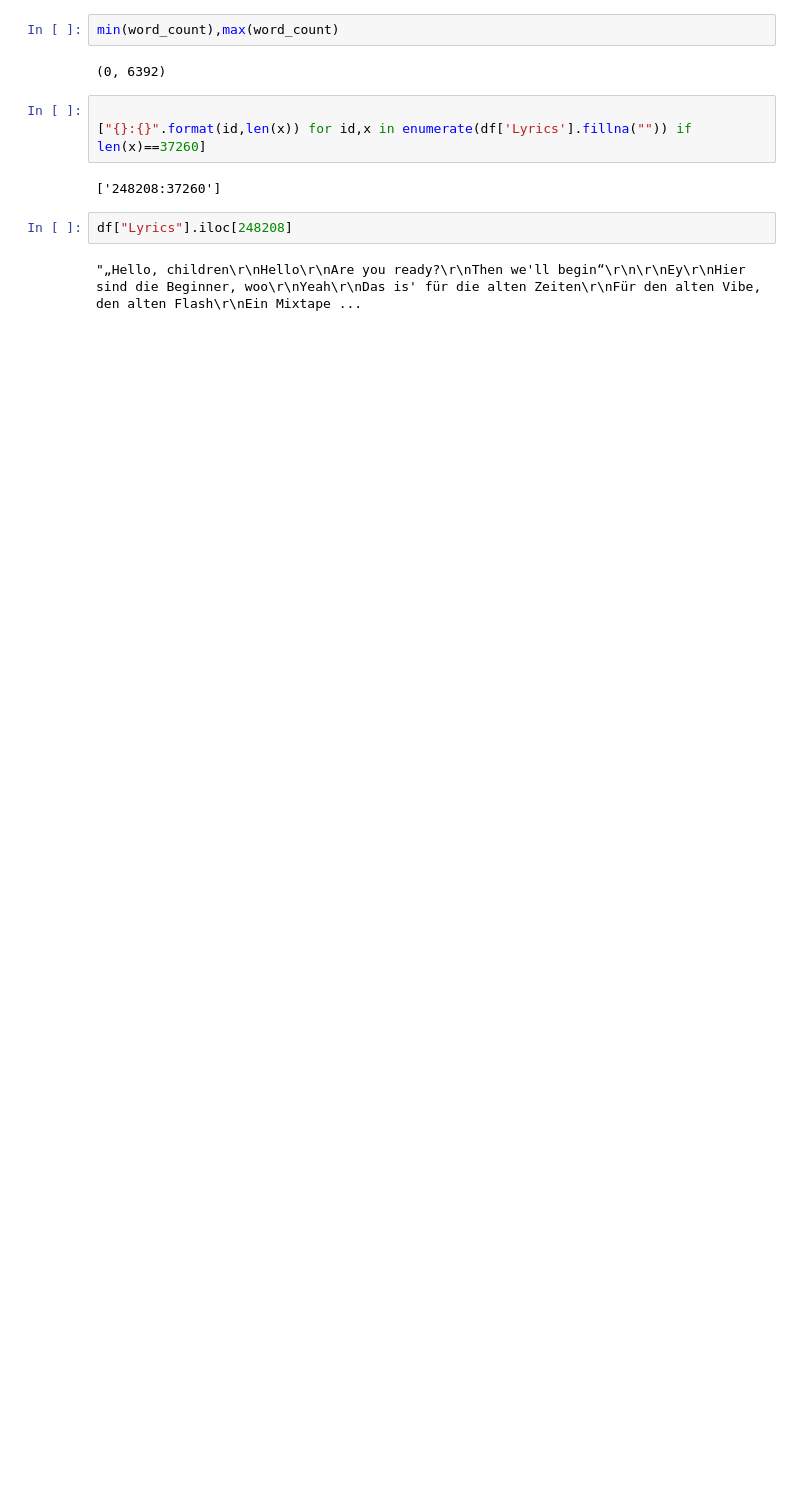
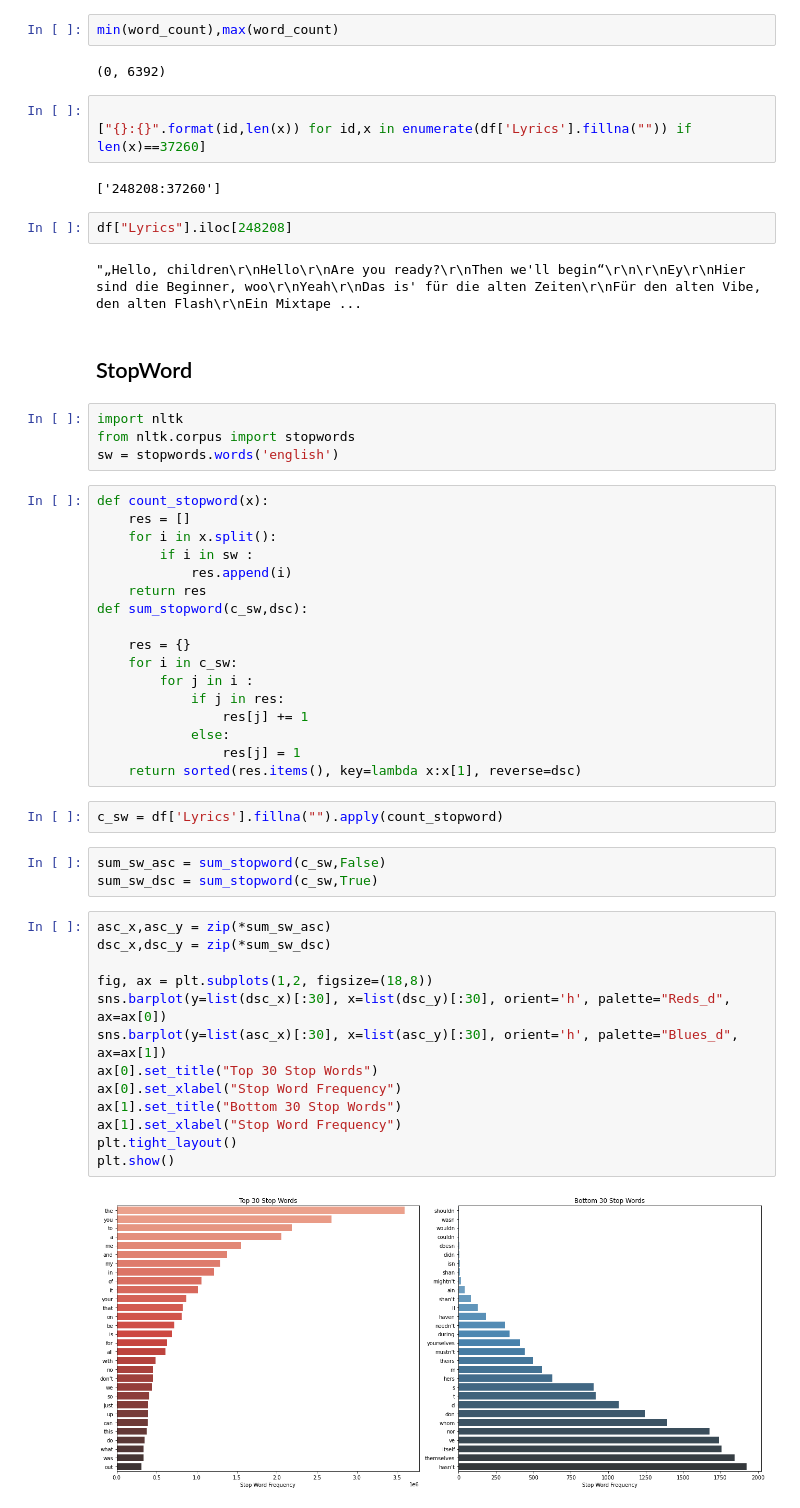
Before and after one commit to zikrullah79/LBP2-Music-RS, a Jupyter notebook: RS_KNN.ipynb, the cells around one changed output. Cells and saved outputs as stored; diff of their text form; blank space fills up the shorter version.

Commit message:
punctuation, stopword, ngrams visualization

```diff
--- a/RS_KNN.ipynb
+++ b/RS_KNN.ipynb
@@ -94,3 +99,46 @@ min(word_count),max(word_count)
 df["Lyrics"].iloc[248208]
 # %% [output]
 "„Hello, children\r\nHello\r\nAre you ready?\r\nThen we'll begin“\r\n\r\nEy\r\nHier sind die Beginner, woo\r\nYeah\r\nDas is' für die alten Zeiten\r\nFür den alten Vibe, den alten Flash\r\nEin Mixtape ...
+# %% [markdown]
+## StopWord
+# %%
+import nltk
+from nltk.corpus import stopwords
+sw = stopwords.words('english')
+# %%
+def count_stopword(x):
+    res = []
+    for i in x.split():
+        if i in sw :
+            res.append(i)
+    return res
+def sum_stopword(c_sw,dsc):
+
+    res = {}
+    for i in c_sw:
+        for j in i :
+            if j in res:
+                res[j] += 1
+            else:
+                res[j] = 1
+    return sorted(res.items(), key=lambda x:x[1], reverse=dsc)
+# %%
+c_sw = df['Lyrics'].fillna("").apply(count_stopword)
+# %%
+sum_sw_asc = sum_stopword(c_sw,False)
+sum_sw_dsc = sum_stopword(c_sw,True)
+# %%
+asc_x,asc_y = zip(*sum_sw_asc)
+dsc_x,dsc_y = zip(*sum_sw_dsc)
+
+fig, ax = plt.subplots(1,2, figsize=(18,8))
+sns.barplot(y=list(dsc_x)[:30], x=list(dsc_y)[:30], orient='h', palette="Reds_d", ax=ax[0])
+sns.barplot(y=list(asc_x)[:30], x=list(asc_y)[:30], orient='h', palette="Blues_d", ax=ax[1])
+ax[0].set_title("Top 30 Stop Words")
+ax[0].set_xlabel("Stop Word Frequency")
+ax[1].set_title("Bottom 30 Stop Words")
+ax[1].set_xlabel("Stop Word Frequency")
+plt.tight_layout()
+plt.show()
+# %% [output]
+[figure, added]
```
Also changed, not shown: parts of 16 cells of this notebook, 1 other file.
